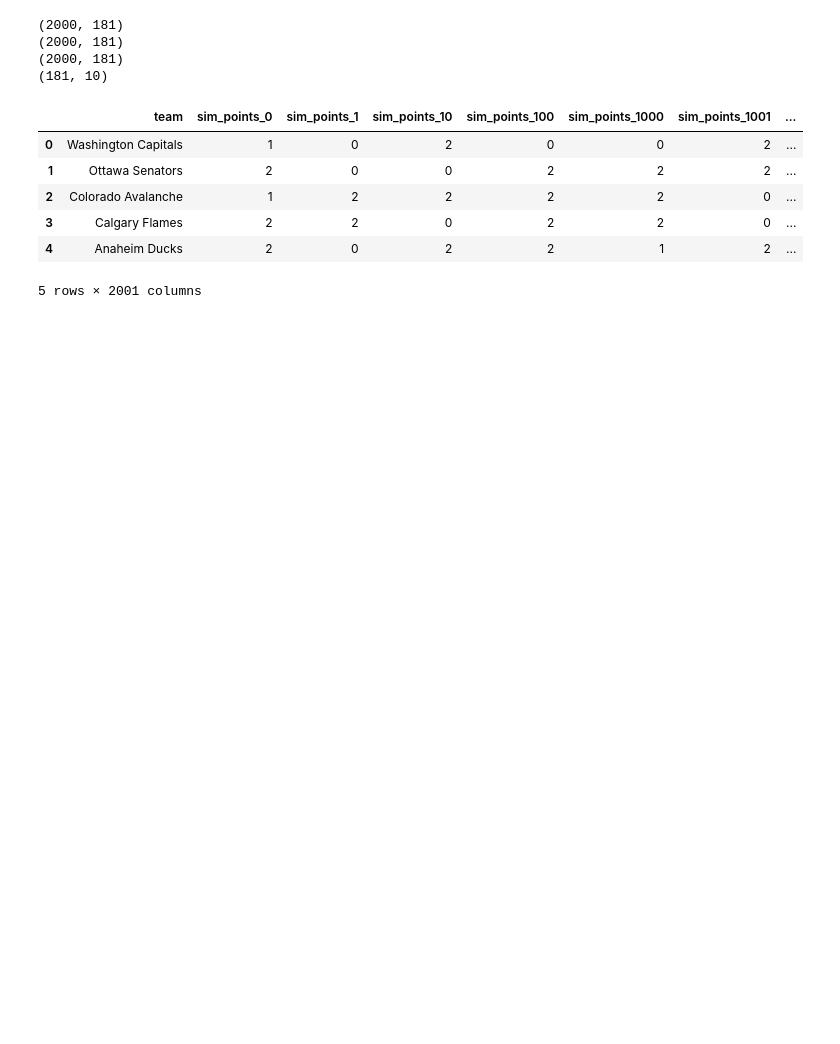
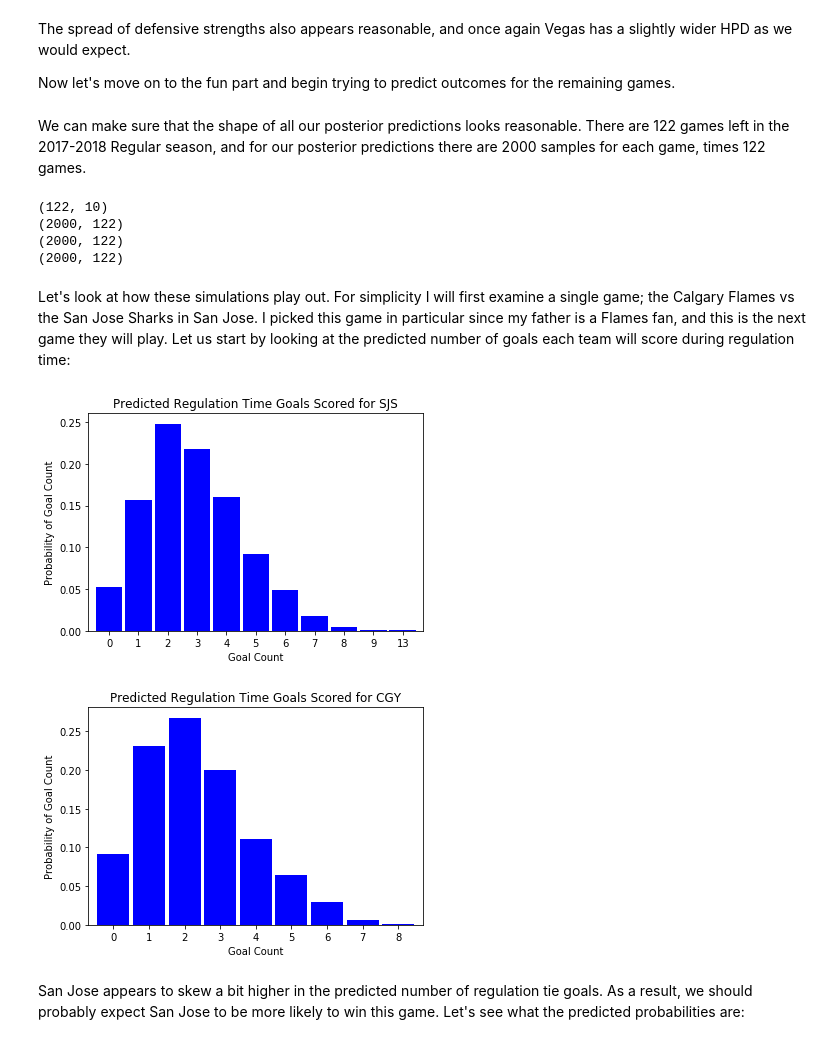
Before and after one commit to evjrob/everettsprojects.com, a Jupyter notebook: _drafts/modeling-the-nhl/Modeling the NHL.ipynb, the cells around one changed output. Cells and saved outputs as stored; diff of their text form; code cells hidden in the pictures; blank space fills up the shorter version.

```diff
--- a/_drafts/modeling-the-nhl/Modeling the NHL.ipynb
+++ b/_drafts/modeling-the-nhl/Modeling the NHL.ipynb
@@ -252,3 +276,7 @@ _= axs.set_xticklabels(df_hpd['index'].values, rotation=90)
+# %% [markdown]
+The spread of defensive strengths also appears reasonable, and once again Vegas has a slightly wider HPD as we would expect.
+
+Now let's move on to the fun part and begin trying to predict outcomes for the remaining games.
 # %%
 scheduled_games = pd.read_csv('scheduled_games.csv')
 scheduled_games = scheduled_games.loc[scheduled_games['game_type'] == 'R']
@@ -268,14 +296,44 @@ team_pair.set_value(scheduled_games.i_pair.values)
 # %%
 with model:
     post_pred = pm.sample_ppc(trace)
+# %% [markdown]
+We can make sure that the shape of all our posterior predictions looks reasonable. There are 122 games left in the 2017-2018 Regular season, and for our posterior predictions there are 2000 samples for each game, times 122 games.
 # %%
+print(scheduled_games.shape)
 print(post_pred['away_goals'].shape)
 print(post_pred['home_goals'].shape)
 print(post_pred['tie_breaker'].shape)
-print(scheduled_games.shape)
 # %% [output]
-(2000, 181)
-(2000, 181)
-(2000, 181)
-(181, 10)
+(122, 10)
+(2000, 122)
+(2000, 122)
+(2000, 122)
+# %% [markdown]
+Let's look at how these simulations play out. For simplicity I will first examine a single game; the Calgary Flames vs the San Jose Sharks in San Jose. I picked this game in particular since my father is a Flames fan, and this is the next game they will play. Let us start by looking at the predicted number of goals each team will score during regulation time:
+# %%
+import matplotlib.pyplot as plt
+
+def plot_posterior_goal_count(posterior_goals, team_name):
+    fig = plt.figure()
+    ax = fig.add_subplot()
+
+    vc = pd.Series(posterior_goals).value_counts().sort_index()
+    vc /= float(vc.sum())
+    ax = vc.plot(kind='bar', width=0.9, color='b')
+
+    ax.set_ylabel('Probability of Goal Count')
+    ax.set_xlabel('Goal Count')
+    ax.set_title('Predicted Regulation Time Goals Scored for {}'.format(team_name))
+
+    fig = ax.get_figure()
+    plt.xticks(rotation=0)
+    plt.show()
+
+plot_posterior_goal_count(post_pred['home_goals'][:,1], 'SJS')
+plot_posterior_goal_count(post_pred['away_goals'][:,1], 'CGY')
+# %% [output]
+[figure, added]
+[figure, added]
+# %% [markdown]
+San Jose appears to skew a bit higher in the predicted number of regulation tie goals. As a result, we should probably expect San Jose to be more likely to win this game. Let's see what the predicted probabilities are:
 # %%
@@ -320,10 +353,0 @@ away_sim_df.insert(0, 'team', scheduled_games['away_team'])
-# %%
-home_sim_df.head()
-# %% [output]
-|  | team | sim_points_0 | sim_points_1 | sim_points_10 | sim_points_100 | sim_points_1000 | sim_points_1001 | ... |
-| 0 | Washington Capitals | 1 | 0 | 2 | 0 | 0 | 2 | ... |
-| 1 | Ottawa Senators | 2 | 0 | 0 | 2 | 2 | 2 | ... |
-| 2 | Colorado Avalanche | 1 | 2 | 2 | 2 | 2 | 0 | ... |
-| 3 | Calgary Flames | 2 | 2 | 0 | 2 | 2 | 0 | ... |
-| 4 | Anaheim Ducks | 2 | 0 | 2 | 2 | 1 | 2 | ... |
-5 rows × 2001 columns
```
Also changed, not shown: parts of 30 cells of this notebook, 9 other files.
